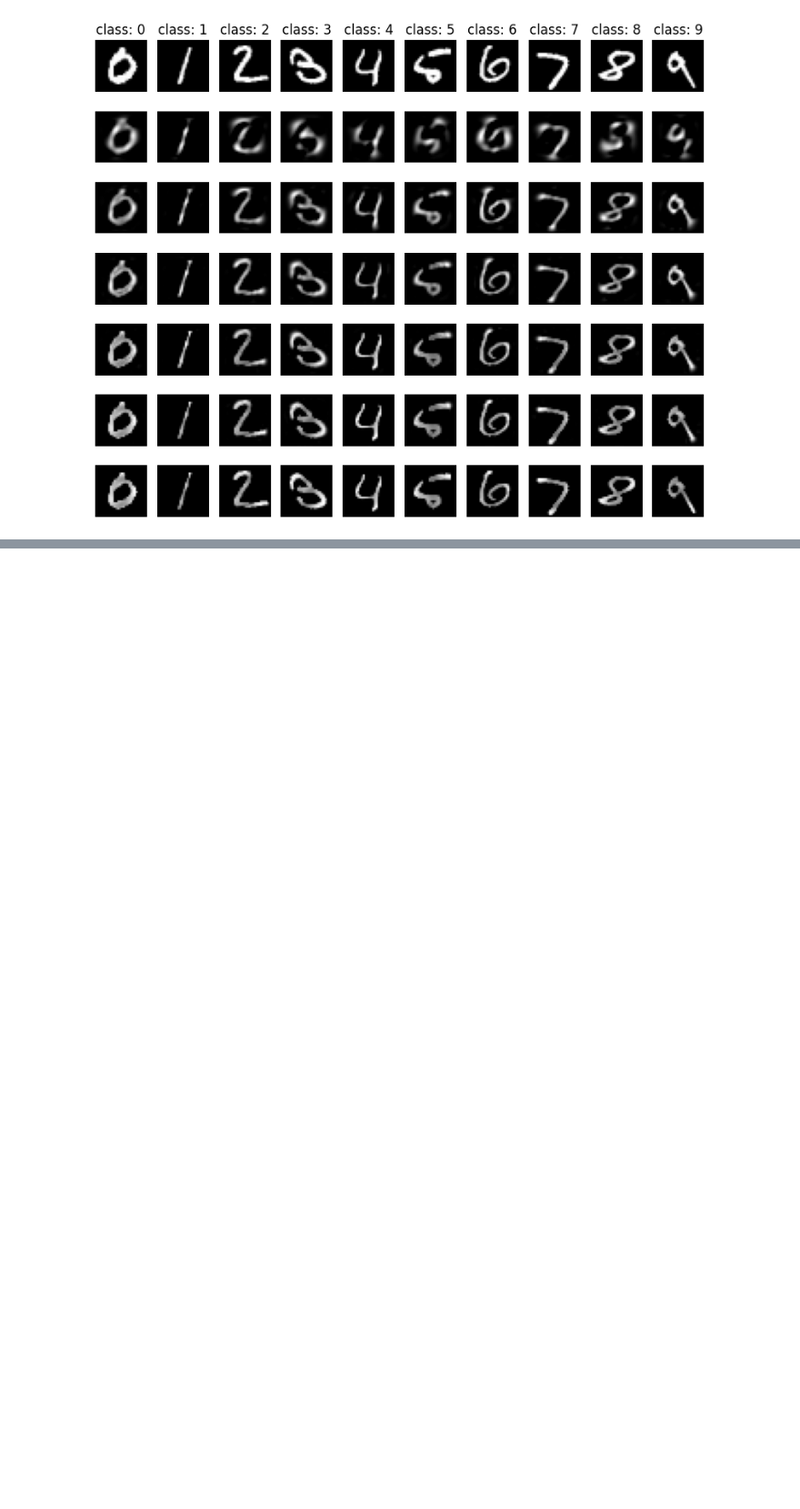
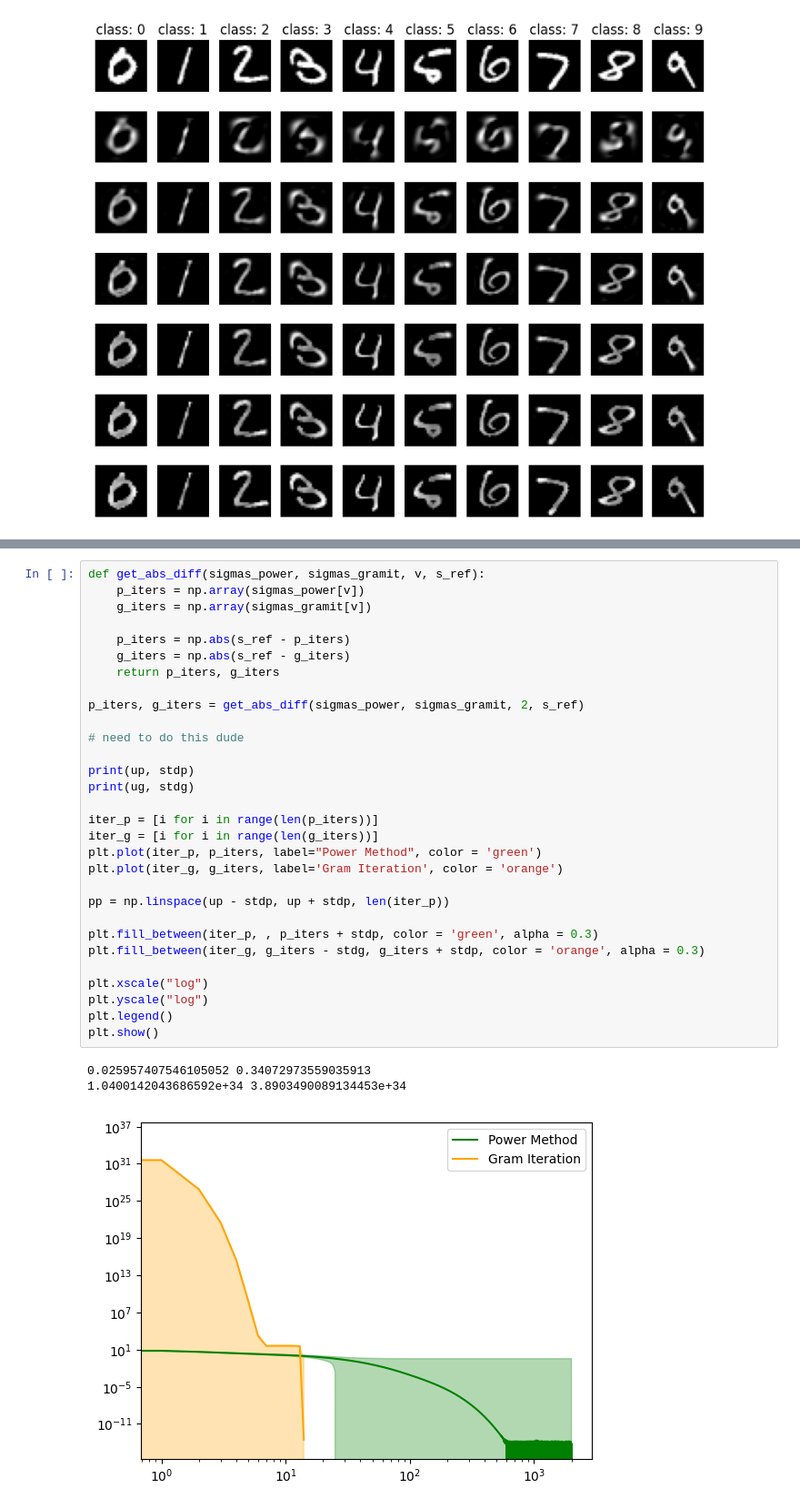
Before and after one commit to nirbhay-design/IISC_SEM1, a Jupyter notebook: LAA/LAA_24806.ipynb, the cells around one changed output, grey strips where cells are left out. Shown at 91% size. Drawn from its saved outputs; the diff is of its cells as text; blank space fills up the shorter version.

```diff
--- a/LAA/LAA_24806.ipynb
+++ b/LAA/LAA_24806.ipynb
@@ -172,0 +486,34 @@ plot_images_pca(X_x, y_y, outs, num_comp, 10, (28,28))
+# %%
+def get_abs_diff(sigmas_power, sigmas_gramit, v, s_ref):
+    p_iters = np.array(sigmas_power[v])
+    g_iters = np.array(sigmas_gramit[v])
+
+    p_iters = np.abs(s_ref - p_iters)
+    g_iters = np.abs(s_ref - g_iters)
+    return p_iters, g_iters
+
+p_iters, g_iters = get_abs_diff(sigmas_power, sigmas_gramit, 2, s_ref)
+
+# need to do this dude
+
+print(up, stdp)
+print(ug, stdg)
+
+iter_p = [i for i in range(len(p_iters))]
+iter_g = [i for i in range(len(g_iters))]
+plt.plot(iter_p, p_iters, label="Power Method", color = 'green')
+plt.plot(iter_g, g_iters, label='Gram Iteration', color = 'orange')
+
+pp = np.linspace(up - stdp, up + stdp, len(iter_p))
+
+plt.fill_between(iter_p, , p_iters + stdp, color = 'green', alpha = 0.3)
+plt.fill_between(iter_g, g_iters - stdg, g_iters + stdp, color = 'orange', alpha = 0.3)
+
+plt.xscale("log")
+plt.yscale("log")
+plt.legend()
+plt.show()
+# %% [output]
+0.025957407546105052 0.34072973559035913
+1.0400142043686592e+34 3.8903490089134453e+34
+[figure, added]
```
Also changed, not shown: parts of 12 cells of this notebook.
